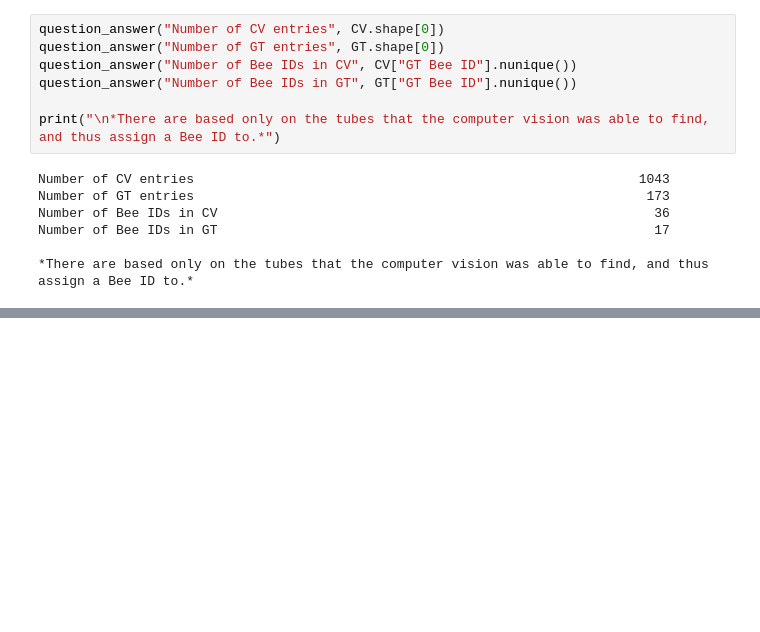
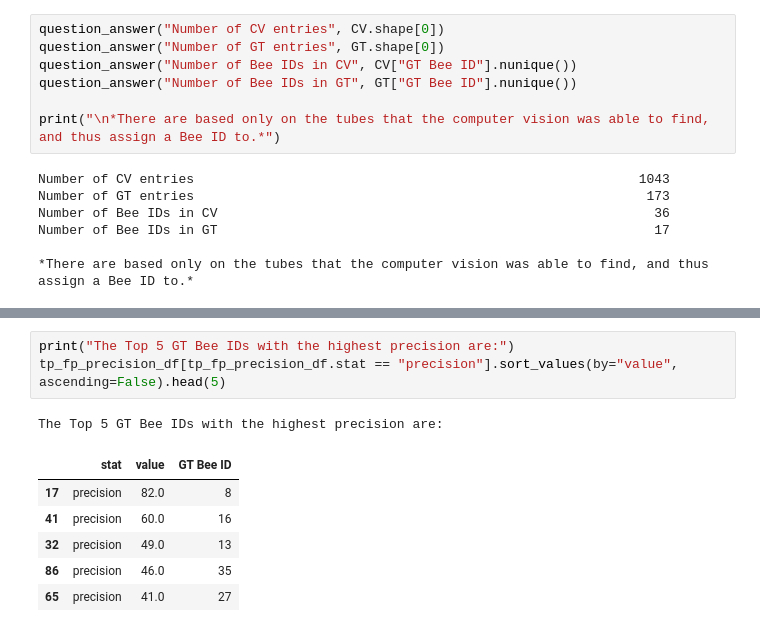
Before and after one commit to g1776/Bee-Hotel-Research, a Jupyter notebook: src/eval/ground_truth_compare.ipynb, the cells around one changed output, grey strips where cells are left out. Cells and saved outputs as stored; diff of their text form; blank space fills up the shorter version.

```diff
--- a/src/eval/ground_truth_compare.ipynb
+++ b/src/eval/ground_truth_compare.ipynb
@@ -498,0 +526,11 @@ Number of Bee IDs in GT                                                        1
+# %%
+print("The Top 5 GT Bee IDs with the highest precision are:")
+tp_fp_precision_df[tp_fp_precision_df.stat == "precision"].sort_values(by="value", ascending=False).head(5)
+# %% [output]
+The Top 5 GT Bee IDs with the highest precision are:
+|  | stat | value | GT Bee ID |
+| 17 | precision | 82.0 | 8 |
+| 41 | precision | 60.0 | 16 |
+| 32 | precision | 49.0 | 13 |
+| 86 | precision | 46.0 | 35 |
+| 65 | precision | 41.0 | 27 |
```
Also changed, not shown: parts of 5 cells of this notebook, 1 other file.
